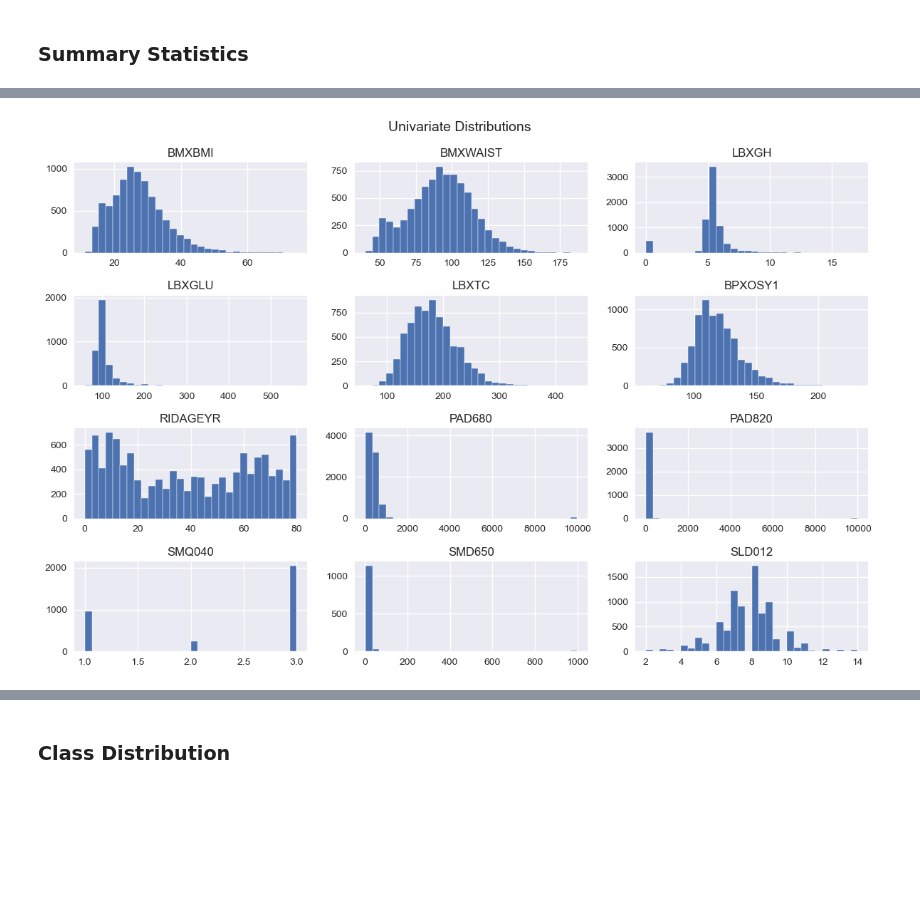
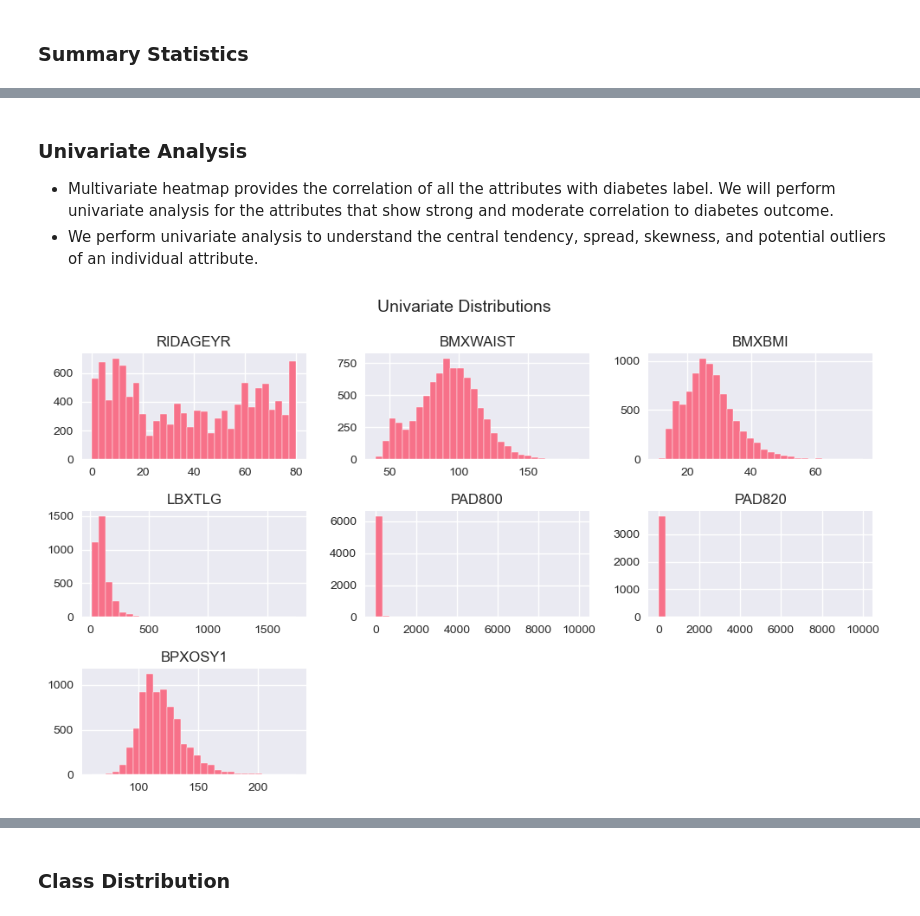
Before and after one commit to rshah777/Capstone-Diabetes-Risk-Prediction, a Jupyter notebook: Predict Diabetes Risk Score.ipynb, the cells around one changed output, grey strips where cells are left out. Drawn from its saved outputs; the diff is of its cells as text; code cells hidden in the pictures; blank space fills up the shorter version.

```diff
--- a/Predict Diabetes Risk Score.ipynb
+++ b/Predict Diabetes Risk Score.ipynb
@@ -103,26 +328,0 @@ dtype: object
-# %%
-# 1. bmi: String decimals → float
-df['BMXBMI'] = pd.to_numeric(df['BMXBMI'], errors='coerce')
-print(f"BMXBMI: {df['BMXBMI'].dtype} | NaNs: {df['BMXBMI'].isna().sum()}")
-
-# 2. moderate_ltpa_unit: Units → numeric (D=0, W=1, M=2, Y=3)
-unit_map = {'D': 0, 'W': 1, 'M': 2, 'Y': 3, np.nan: -1}
-df['PAD790U_num'] = df['PAD790U'].map(unit_map).astype('Int64')  # Nullable int
-print(f"PAD790U_num unique: {df['PAD790U'].value_counts().sort_index()}")
-
-# 3. Sleep times: HH:MM → decimal hours
-def parse_time_to_hours(time_str):
-    """Convert '07:30' → 7.5 hours"""
-    if pd.isna(time_str):
-        return np.nan
-    try:
-        h, m = map(int, str(time_str).split(':'))
-        return h + m / 60.0
-    except:
-        return np.nan
-
-df['SLQ300_hours'] = df['SLQ300'].apply(parse_time_to_hours)
-df['SLQ310_hours'] = df['SLQ310'].apply(parse_time_to_hours)
-
-# Drop originals, keep engineered
-df = df.drop(['PAD790U', 'SLQ300', 'SLQ310'], axis=1)
@@ -143,7 +328,0 @@ Name: PAD790U, dtype: int64
-# %%
-# Rename engineered columns back to original names (for consistency)
-df = df.rename(columns={
-    'PAD790U_num': 'PAD790U',
-    'SLQ300_hours': 'SLQ300',
-    'SLQ310_hours': 'SLQ310',
-})
@@ -208,15 +421,20 @@ df.describe().transpose()
+# %% [markdown]
+### Univariate Analysis
+
+* Multivariate heatmap provides the correlation of all the attributes with diabetes label. We will perform univariate analysis for the attributes that show strong and moderate correlation to diabetes outcome.
+* We perform univariate analysis to understand the central tendency, spread, skewness, and potential outliers of an individual attribute.
 # %%
-# ==================
-# 1. EDA on Raw Data
-# ==================
-# Univariate: distributions of key numeric vars
+# ========================================================================================================
+# 1. Univariate distribution for attributes that show strong or moderate correlation with diabetes outcome
+# ========================================================================================================
+
 numeric_cols = df.select_dtypes(include=["int64", "float64"]).columns.tolist()
-key_numeric = ["BMXBMI", "BMXWAIST", "LBXGH", "LBXGLU", "LBXTC", "BPXOSY1", "RIDAGEYR", "PAD680", "PAD820", "SMQ040", "SMD650", "SLD012"]
+key_numeric = ["RIDAGEYR", "BMXWAIST", "BMXBMI", "LBXTLG", "PAD800", "PAD820", "BPXOSY1"]
 key_numeric = [c for c in key_numeric if c in df.columns]
 
-df[key_numeric].hist(bins=30, figsize=(12, 8))
+df[key_numeric].hist(bins=30, figsize=(10, 6))
 plt.suptitle("Univariate Distributions", fontsize=14)
 plt.tight_layout()
 plt.show()
 # %% [output]
-[figure, old version]
+[figure, new version]
```
Also changed, not shown: parts of 128 cells of this notebook, 1 other file.
